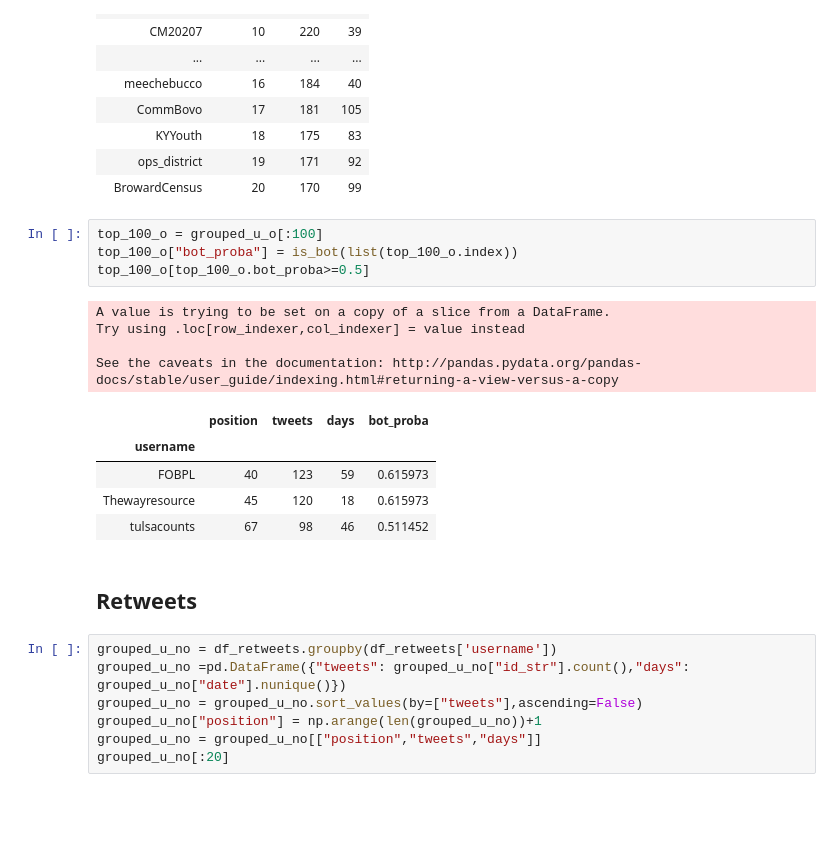
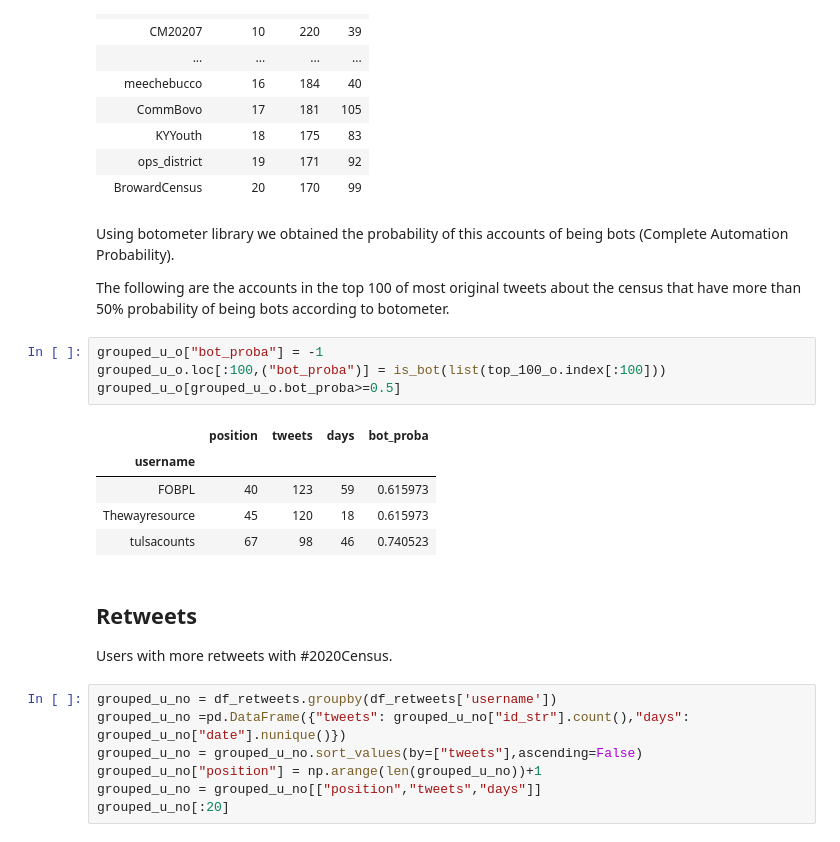
Before and after one commit to Bernacho/NewsCounts-2020Census_tweets, a Jupyter notebook: 2020Census_tweets_analysis.ipynb, the cells around one changed output. Drawn from its saved outputs; the diff is of its cells as text; blank space fills up the shorter version.

```diff
--- a/2020Census_tweets_analysis.ipynb
+++ b/2020Census_tweets_analysis.ipynb
@@ -147,22 +217,24 @@ grouped_u_o[:20]
 | KYYouth | 18 | 175 | 83 |
 | ops_district | 19 | 171 | 92 |
 | BrowardCensus | 20 | 170 | 99 |
+# %% [markdown]
+Using botometer library we obtained the probability of this accounts of being bots (Complete Automation Probability).
+
+The following are the accounts in the top 100 of most original tweets about the census that have more than 50% probability of being bots according to botometer.
 # %%
-top_100_o = grouped_u_o[:100]
-top_100_o["bot_proba"] = is_bot(list(top_100_o.index))
-top_100_o[top_100_o.bot_proba>=0.5]
+grouped_u_o["bot_proba"] = -1
+grouped_u_o.loc[:100,("bot_proba")] = is_bot(list(top_100_o.index[:100]))
+grouped_u_o[grouped_u_o.bot_proba>=0.5]
 # %% [output]
-A value is trying to be set on a copy of a slice from a DataFrame.
-Try using .loc[row_indexer,col_indexer] = value instead
-
-See the caveats in the documentation: http://pandas.pydata.org/pandas-docs/stable/user_guide/indexing.html#returning-a-view-versus-a-copy
 |  | position | tweets | days | bot_proba |
 | username |  |  |  |  |
 | FOBPL | 40 | 123 | 59 | 0.615973 |
 | Thewayresource | 45 | 120 | 18 | 0.615973 |
-| tulsacounts | 67 | 98 | 46 | 0.511452 |
+| tulsacounts | 67 | 98 | 46 | 0.740523 |
-# %% [markdown]
-## Retweets
+# %% [markdown]
+## Retweets
+
+Users with more retweets with #2020Census.
 # %%
 grouped_u_no = df_retweets.groupby(df_retweets['username'])
 grouped_u_no =pd.DataFrame({"tweets": grouped_u_no["id_str"].count(),"days": grouped_u_no["date"].nunique()})
```
Also changed, not shown: parts of 22 cells of this notebook.
